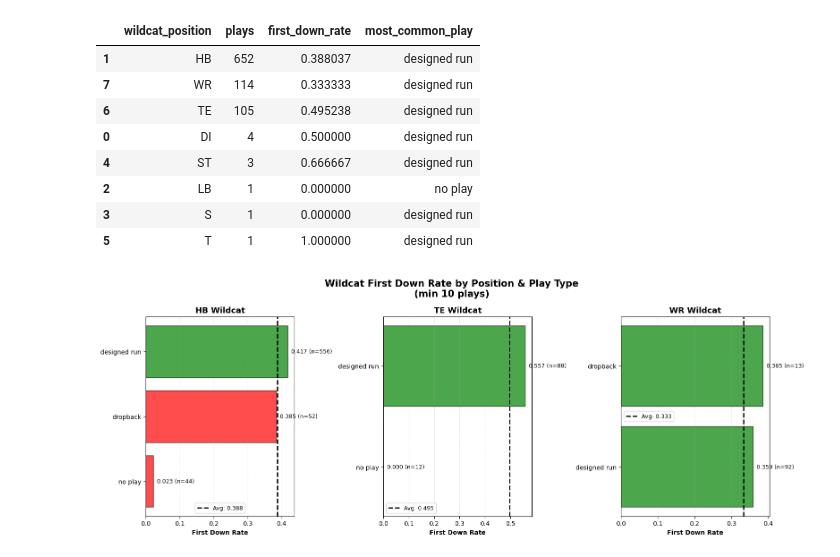
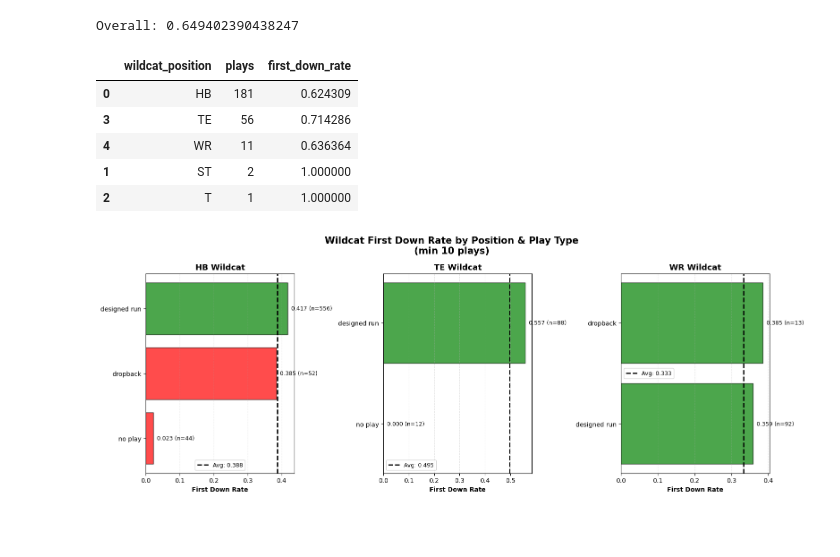
Before and after one commit to bchm513/football_wildcats, a Jupyter notebook: research2.ipynb, the cells around one changed output. Drawn from its saved outputs; the diff is of its cells as text; code cells hidden in the pictures; blank space fills up the shorter version.

```diff
--- a/research2.ipynb
+++ b/research2.ipynb
@@ -8,35 +8,43 @@ plays = pd.read_csv('fbs_fbs_wildcats.csv')
 # %%
 # plays['wildcat_position'].unique()
 
 plays.loc[:, 'first_down_gained_numeric'] = \
     plays['first_down_gained'].fillna(0)
 
 # set wildcats
 wildcats = plays[plays['wildcat_play'] == 1]
 
 # set te
 te_wildcats = wildcats[wildcats['wildcat_position'] == 'TE']
 
+# short runs
+short_3_4_run_wildcats = wildcats[(wildcats['play_type'] == 'designed run') & (wildcats['distance'] <= 3) & (wildcats['down'].isin([3, 4]))]
+
 # passes
 pass_wildcats = wildcats[wildcats['play_type'] == 'dropback']
 
 wildcat_position = wildcats.groupby(['wildcat_position']).agg(
     plays=('wildcat_play', 'size'),
     first_down_rate=('first_down_gained_numeric', 'mean'),
     most_common_play=('play_type', lambda x: x.mode()[0])
 ).reset_index().sort_values('plays', ascending=False)
 
-wildcat_position
+short_run_wildcats_position = short_3_4_run_wildcats.groupby(['wildcat_position']).agg(
+    plays=('wildcat_play', 'size'),
+    first_down_rate=('first_down_gained_numeric', 'mean'),
+    # most_common_play=('play_type', lambda x: x.mode()[0])
+).reset_index().sort_values('plays', ascending=False)
+
+print("Overall:", short_3_4_run_wildcats['first_down_gained_numeric'].mean())
+short_run_wildcats_position
 # %% [output]
+Overall: 0.649402390438247
-|  | wildcat_position | plays | first_down_rate | most_common_play |
-| 1 | HB | 652 | 0.388037 | designed run |
-| 7 | WR | 114 | 0.333333 | designed run |
-| 6 | TE | 105 | 0.495238 | designed run |
-| 0 | DI | 4 | 0.500000 | designed run |
-| 4 | ST | 3 | 0.666667 | designed run |
-| 2 | LB | 1 | 0.000000 | no play |
-| 3 | S | 1 | 0.000000 | designed run |
-| 5 | T | 1 | 1.000000 | designed run |
+|  | wildcat_position | plays | first_down_rate |
+| 0 | HB | 181 | 0.624309 |
+| 3 | TE | 56 | 0.714286 |
+| 4 | WR | 11 | 0.636364 |
+| 1 | ST | 2 | 1.000000 |
+| 2 | T | 1 | 1.000000 |
 # %%
 min_plays = 10  # adjust threshold as needed
 
```
